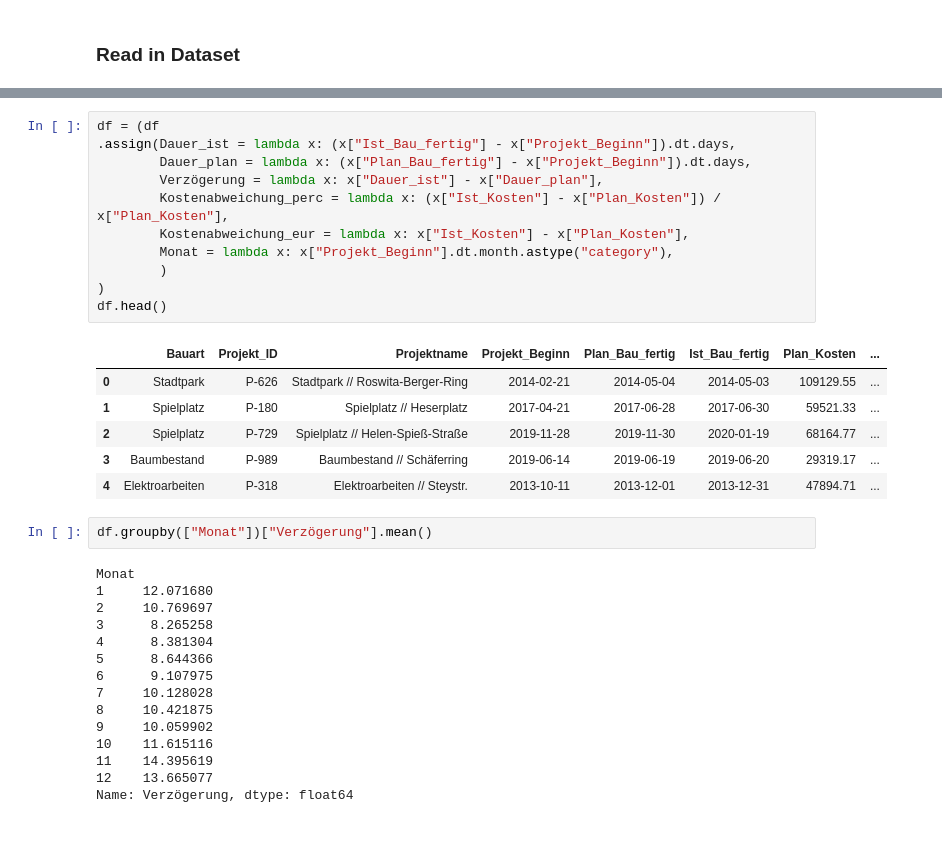
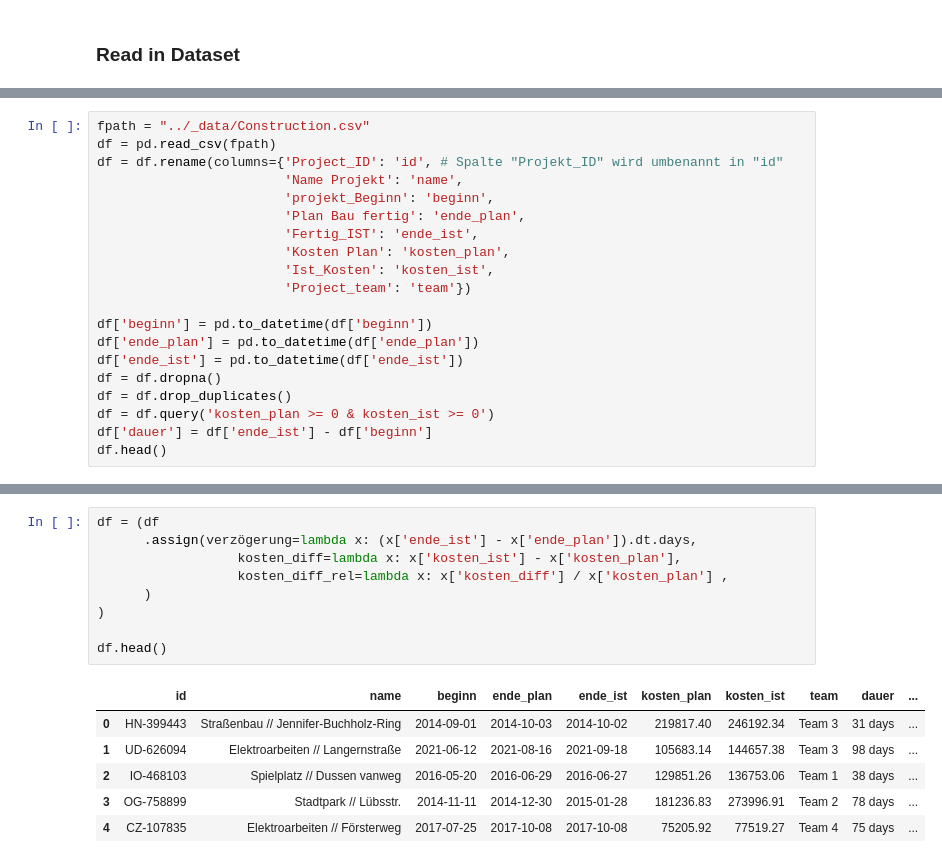
Before and after one commit to fredzett/BA-C, a Jupyter notebook: Chapters/sandbox.ipynb, the cells around one changed output, grey strips where cells are left out. Saved outputs shown, nothing was run; the diff lists cells and outputs as text; blank space fills up the shorter version.

```diff
--- a/Chapters/sandbox.ipynb
+++ b/Chapters/sandbox.ipynb
@@ -401,0 +395,20 @@ df.head()
+# %%
+fpath = "../_data/Construction.csv"
+df = pd.read_csv(fpath)
+df = df.rename(columns={'Project_ID': 'id', # Spalte "Projekt_ID" wird umbenannt in "id"
+                        'Name Projekt': 'name',
+                        'projekt_Beginn': 'beginn',
+                        'Plan Bau fertig': 'ende_plan',
+                        'Fertig_IST': 'ende_ist',
+                        'Kosten Plan': 'kosten_plan',
+                        'Ist_Kosten': 'kosten_ist',
+                        'Project_team': 'team'})
+
+df['beginn'] = pd.to_datetime(df['beginn'])
+df['ende_plan'] = pd.to_datetime(df['ende_plan'])
+df['ende_ist'] = pd.to_datetime(df['ende_ist'])
+df = df.dropna()
+df = df.drop_duplicates()
+df = df.query('kosten_plan >= 0 & kosten_ist >= 0')
+df['dauer'] = df['ende_ist'] - df['beginn']
+df.head()
@@ -402,35 +422,16 @@ df.head()
 # %%
 df = (df
-.assign(Dauer_ist = lambda x: (x["Ist_Bau_fertig"] - x["Projekt_Beginn"]).dt.days,
-        Dauer_plan = lambda x: (x["Plan_Bau_fertig"] - x["Projekt_Beginn"]).dt.days,
-        Verzögerung = lambda x: x["Dauer_ist"] - x["Dauer_plan"],
-        Kostenabweichung_perc = lambda x: (x["Ist_Kosten"] - x["Plan_Kosten"]) / x["Plan_Kosten"],
-        Kostenabweichung_eur = lambda x: x["Ist_Kosten"] - x["Plan_Kosten"],
-        Monat = lambda x: x["Projekt_Beginn"].dt.month.astype("category"),
-        )
+      .assign(verzögerung=lambda x: (x['ende_ist'] - x['ende_plan']).dt.days,
+                  kosten_diff=lambda x: x['kosten_ist'] - x['kosten_plan'],
+                  kosten_diff_rel=lambda x: x['kosten_diff'] / x['kosten_plan'] ,
+      )
 )
+
 df.head()
 # %% [output]
-|  | Bauart | Projekt_ID | Projektname | Projekt_Beginn | Plan_Bau_fertig | Ist_Bau_fertig | Plan_Kosten | ... |
-| 0 | Stadtpark | P-626 | Stadtpark // Roswita-Berger-Ring | 2014-02-21 | 2014-05-04 | 2014-05-03 | 109129.55 | ... |
-| 1 | Spielplatz | P-180 | Spielplatz // Heserplatz | 2017-04-21 | 2017-06-28 | 2017-06-30 | 59521.33 | ... |
-| 2 | Spielplatz | P-729 | Spielplatz // Helen-Spieß-Straße | 2019-11-28 | 2019-11-30 | 2020-01-19 | 68164.77 | ... |
-| 3 | Baumbestand | P-989 | Baumbestand // Schäferring | 2019-06-14 | 2019-06-19 | 2019-06-20 | 29319.17 | ... |
-| 4 | Elektroarbeiten | P-318 | Elektroarbeiten // Steystr. | 2013-10-11 | 2013-12-01 | 2013-12-31 | 47894.71 | ... |
+|  | id | name | beginn | ende_plan | ende_ist | kosten_plan | kosten_ist | team | dauer | ... |
+| 0 | HN-399443 | Straßenbau // Jennifer-Buchholz-Ring | 2014-09-01 | 2014-10-03 | 2014-10-02 | 219817.40 | 246192.34 | Team 3 | 31 days | ... |
+| 1 | UD-626094 | Elektroarbeiten // Langernstraße | 2021-06-12 | 2021-08-16 | 2021-09-18 | 105683.14 | 144657.38 | Team 3 | 98 days | ... |
+| 2 | IO-468103 | Spielplatz // Dussen vanweg | 2016-05-20 | 2016-06-29 | 2016-06-27 | 129851.26 | 136753.06 | Team 1 | 38 days | ... |
+| 3 | OG-758899 | Stadtpark // Lübsstr. | 2014-11-11 | 2014-12-30 | 2015-01-28 | 181236.83 | 273996.91 | Team 2 | 78 days | ... |
+| 4 | CZ-107835 | Elektroarbeiten // Försterweg | 2017-07-25 | 2017-10-08 | 2017-10-08 | 75205.92 | 77519.27 | Team 4 | 75 days | ... |
-# %%
-df.groupby(["Monat"])["Verzögerung"].mean()
-# %% [output]
-Monat
-1     12.071680
-2     10.769697
-3      8.265258
-4      8.381304
-5      8.644366
-6      9.107975
-7     10.128028
-8     10.421875
-9     10.059902
-10    11.615116
-11    14.395619
-12    13.665077
-Name: Verzögerung, dtype: float64
```
Also changed, not shown: parts of 25 cells of this notebook, 15 other files.
